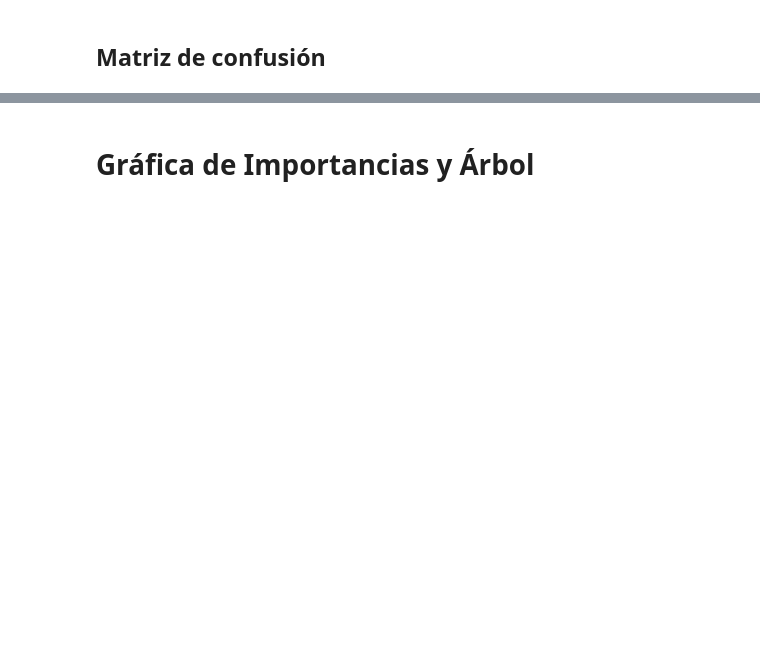
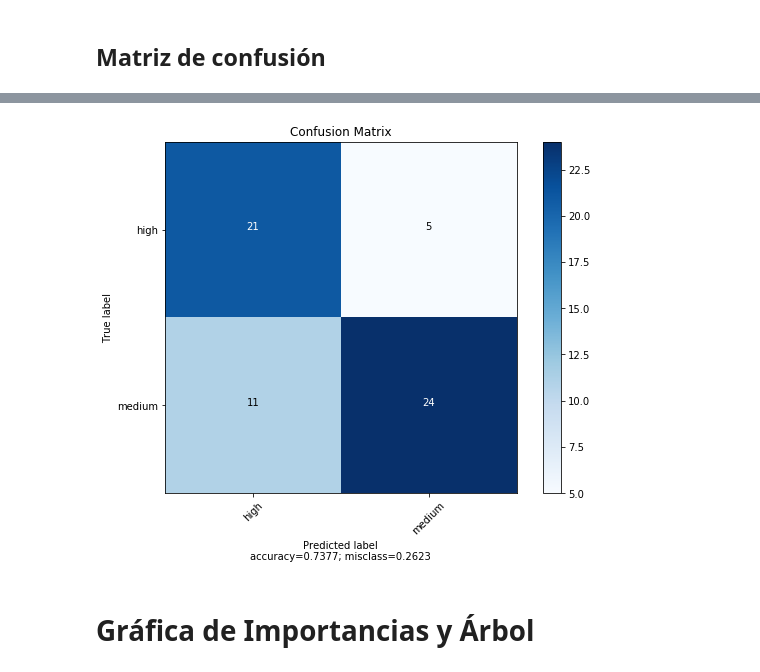
Before and after one commit to Rajahn/Heart-Desease, a Jupyter notebook: AHeartDisease.ipynb, the cells around one changed output, grey strips where cells are left out. Drawn from its saved outputs; the diff is of its cells as text; code cells hidden in the pictures; blank space fills up the shorter version.

Commit message:
adding plot to confusion matrix

```diff
--- a/AHeartDisease.ipynb
+++ b/AHeartDisease.ipynb
@@ -396,3 +477,10 @@ array([[27,  6],
+# %%
+plot_confusion_matrix(cm = confusion_matrix(model1.predict(testX), testY),
+                      normalize    = False,
+                      target_names = ['high', 'medium'],
+                      title        = "Confusion Matrix")
+# %% [output]
+[figure, added]
 # %% [markdown]
 # Gráfica de Importancias y Árbol
 # %%
```
Also changed, not shown: parts of 16 cells of this notebook.
